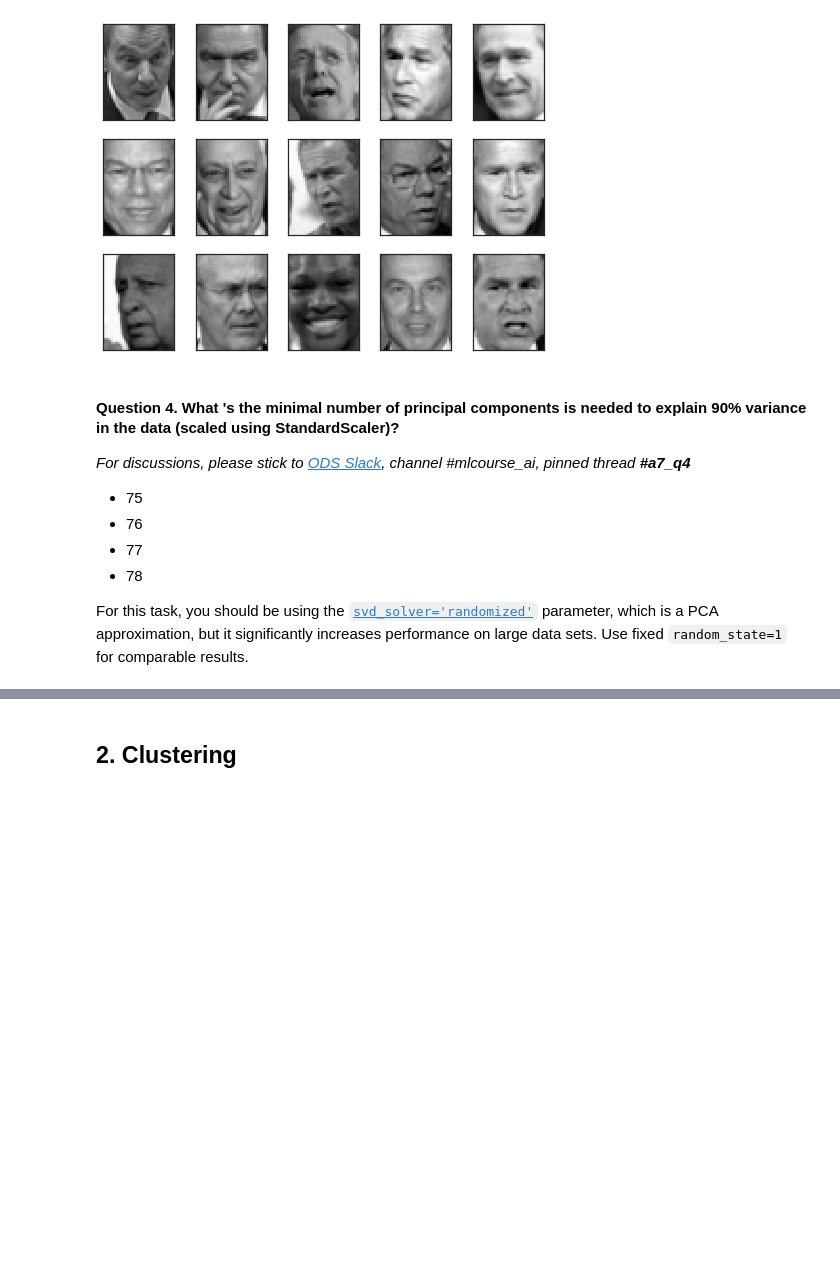
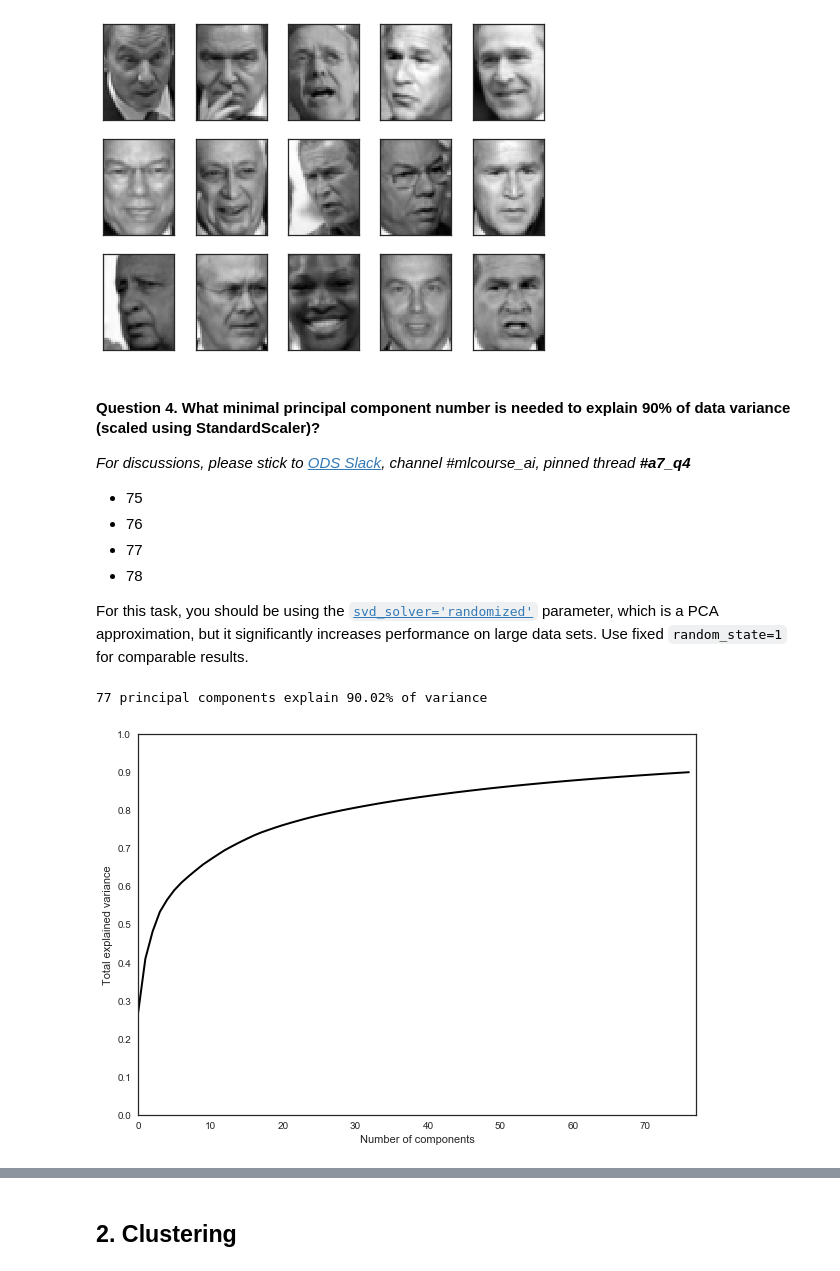
Before and after one commit to Brukhanov/mlcourse.ai, a Jupyter notebook: jupyter_english/assignments_fall2018/assignment7_pca_clustering.ipynb, the cells around one changed output, grey strips where cells are left out. Cells and saved outputs as stored; diff of their text form; code cells hidden in the pictures; blank space fills up the shorter version.

```diff
--- a/jupyter_english/assignments_fall2018/assignment7_pca_clustering.ipynb
+++ b/jupyter_english/assignments_fall2018/assignment7_pca_clustering.ipynb
@@ -106,7 +168,7 @@ for i in range(15):
 # %% [output]
 [figure]
 # %% [markdown]
-#### Question 4. What 's the **minimal** number of principal components is needed to explain 90% variance in the data (scaled using  StandardScaler)?
+#### Question 4. What  **minimal** principal component number is needed to explain 90% of data variance (scaled using  StandardScaler)?
 
 *For discussions, please stick to [ODS Slack](https://opendatascience.slack.com/), channel #mlcourse_ai, pinned thread __#a7_q4__*
 
@@ -121 +181,23 @@ For this task, you should be using the [`svd_solver='randomized'`](http://scikit
+# %%
+#X_train, X_test, y_train, y_test = \
+#    train_test_split(lfw_people.data, lfw_people.target, random_state=1)
+
+#print('Train size:', X_train.shape[0], 'Test size:', X_test.shape[0])
+X_train = lfw_people.data
+y = lfw_people.target
+# %%
+pca = PCA(n_components=77,svd_solver='randomized',random_state=1).fit(StandardScaler().fit_transform(X_train))
+
+print('77 principal components explain %.2f%% of variance' %
+      (100 * np.cumsum(pca.explained_variance_ratio_)[-1]))
+plt.figure(figsize=(10,7))
+plt.plot(np.cumsum(pca.explained_variance_ratio_), lw=2, color='k')
+plt.xlabel('Number of components')
+plt.ylabel('Total explained variance')
+plt.xlim(0, 77)
+plt.yticks(np.arange(0, 1.1, 0.1))
+plt.show()
+# %% [output]
+77 principal components explain 90.02% of variance
+[figure, added]
 # %% [markdown]
```
Also changed, not shown: parts of 36 cells of this notebook.
